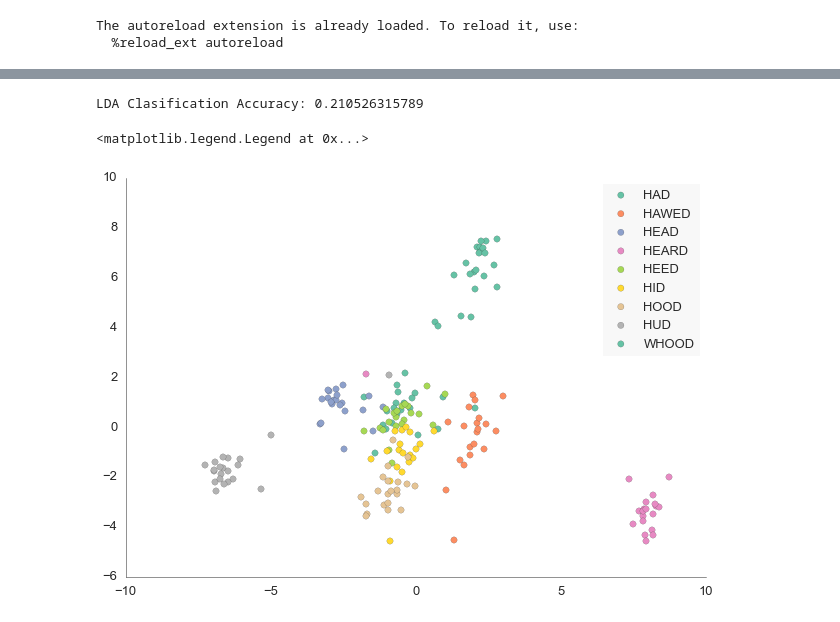
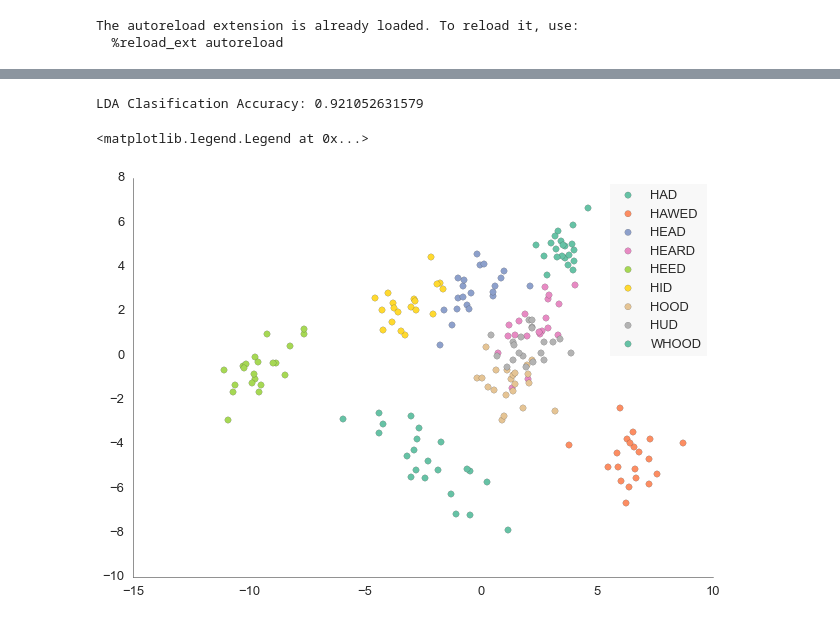
Before and after one commit to dfconant/utilities, a Jupyter notebook: iPyNb/Viz Debugging.ipynb, the cells around one changed output, grey strips where cells are left out. Drawn from its saved outputs; the diff is of its cells as text; code cells hidden in the pictures.

```diff
--- a/iPyNb/Viz Debugging.ipynb
+++ b/iPyNb/Viz Debugging.ipynb
@@ -441,10 +456,12 @@ sys.path.append("/Users/david_conant/Dropbox/changrepo/python/brain")
 sys.path.append("/Users/david_conant/Dropbox/changrepo/python/visualization/prettyplotlib")
 from brain.dataformat.brainformat import *
 pth1 = '/Users/david_conant/Dropbox/EC56/EC56.prod.hVd.B75_77.align1_2.neural.h5'
-pth2 = '/Users/david_conant/Dropbox/EC56/EC56.prod.hVd.B75_77.align1_2.aud.h5'
+pth2 = '/Users/david_conant/Dropbox/EC56/EC56.prod.hVd.B75_77.align1_2.form.h5'
 %load_ext autoreload
 %autoreload 2
 %matplotlib inline
+from DCstats import LDA_class
+from Smooth import savitzky_golay
 # %% [output]
 The autoreload extension is already loaded. To reload it, use:
   %reload_ext autoreload
@@ -475,29 +610,29 @@ e_z = brainBaseline(e)
 # %%
-midp = pd.DataFrame(np.nanmean(e_z[:,200:250,:],axis = 1).transpose())
-labels = np.array(e.dims(axis = 'channels', get_hdf = False)[0]['dataset'])
-notes = np.array(e.dims(axis = 'channels', get_hdf = False)[1]['dataset'])
-midp = midp.fillna(midp.median())
-midp = midp.dropna(axis =1,how='all')
+midp_f = pd.DataFrame(np.nanmean(a.ecog_data()[:,100:125,:],axis = 1).transpose())
+labels = np.array(a.dims(axis = 'channels', get_hdf = False)[0]['dataset'])
+notes = np.array(a.dims(axis = 'channels', get_hdf = False)[1]['dataset'])
+midp_f = midp_f.fillna(midp.median())
+midp_f = midp_f.dropna(axis =1,how='all')
 # %%
 clf = LDA()
 lda_score = np.empty((100,1))
 for boot in range(100):
-    e_train, e_test, lab_train, lab_test = train_test_split(midp.values, notes, test_size=0.20)
-    clf.fit(e_train,lab_train)
-    lda_score[boot] = sum(clf.predict(e_test) == lab_test)/lab_test.shape[0]
+    f_train, f_test, lab_train, lab_test = cv.train_test_split(midp_f.values, notes, test_size=0.20)
+    clf.fit(f_train,lab_train)
+    lda_score[boot] = sum(clf.predict(f_test) == lab_test)/lab_test.shape[0]
 print 'LDA Clasification Accuracy: ' + str(np.median(lda_score))
 # %% [output]
-LDA Clasification Accuracy: 0.210526315789
+LDA Clasification Accuracy: 0.921052631579
 # %%
-e_proj = pd.DataFrame(clf.fit_transform(midp.values,labels),index = notes)
+f_proj = pd.DataFrame(clf.fit_transform(midp_f.values,labels),index = notes)
 
 sns.set()
 sns.set_style('white')
 sns.set_context('talk')
 ax = [];
 for n in np.unique(notes):
-    ax.append(ppl.scatter(e_proj.loc[n,0],e_proj.loc[n,1], alpha = 1, s=40))
+    ax.append(ppl.scatter(f_proj.loc[n,0],f_proj.loc[n,1], alpha = 1, s=40))
 ppl.legend(ax,np.unique(notes))
 # %% [output]
 <matplotlib.legend.Legend at 0x...>
-[figure, old version]
+[figure, new version]
```
Also changed, not shown: parts of 20 cells of this notebook, 1 other file.
